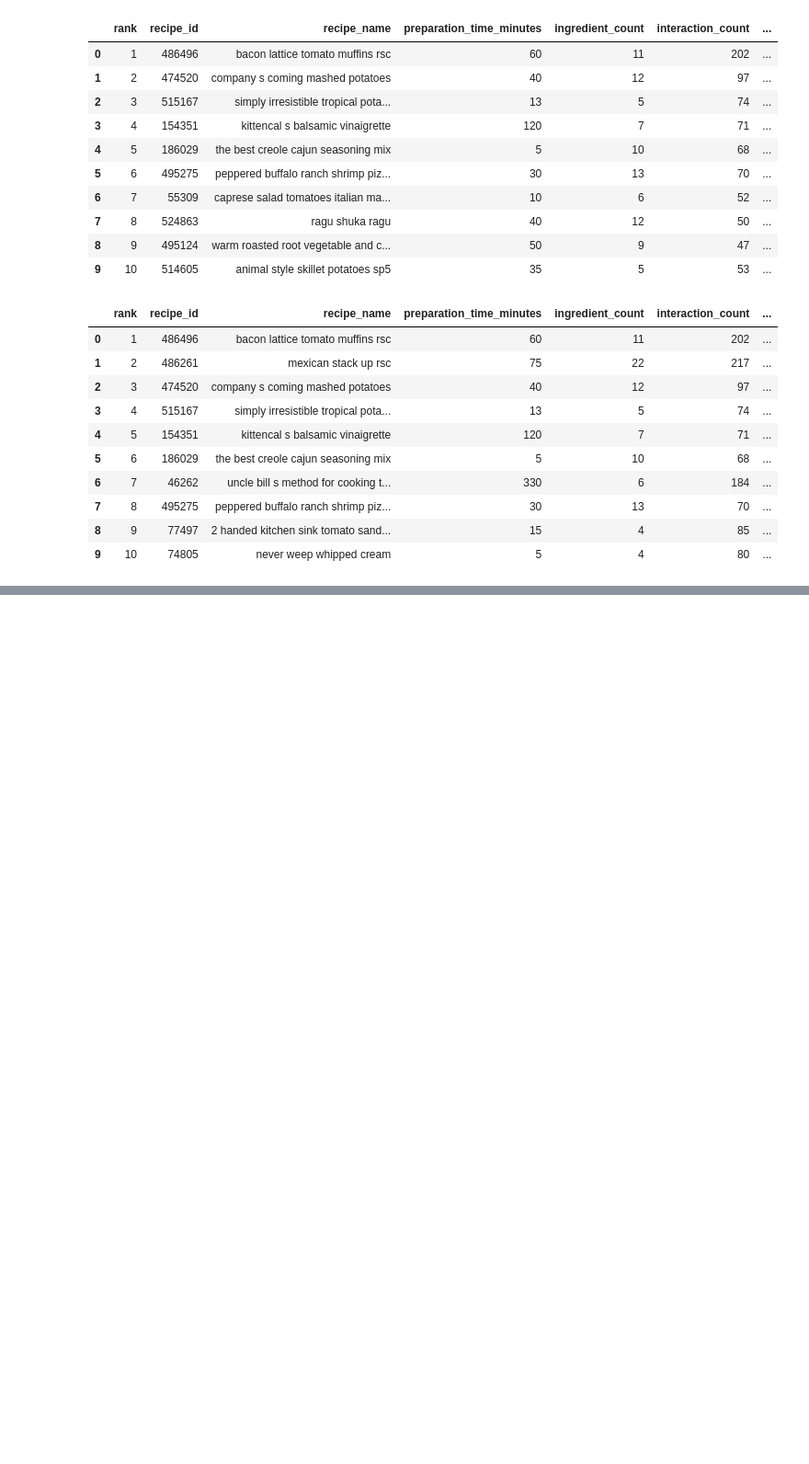
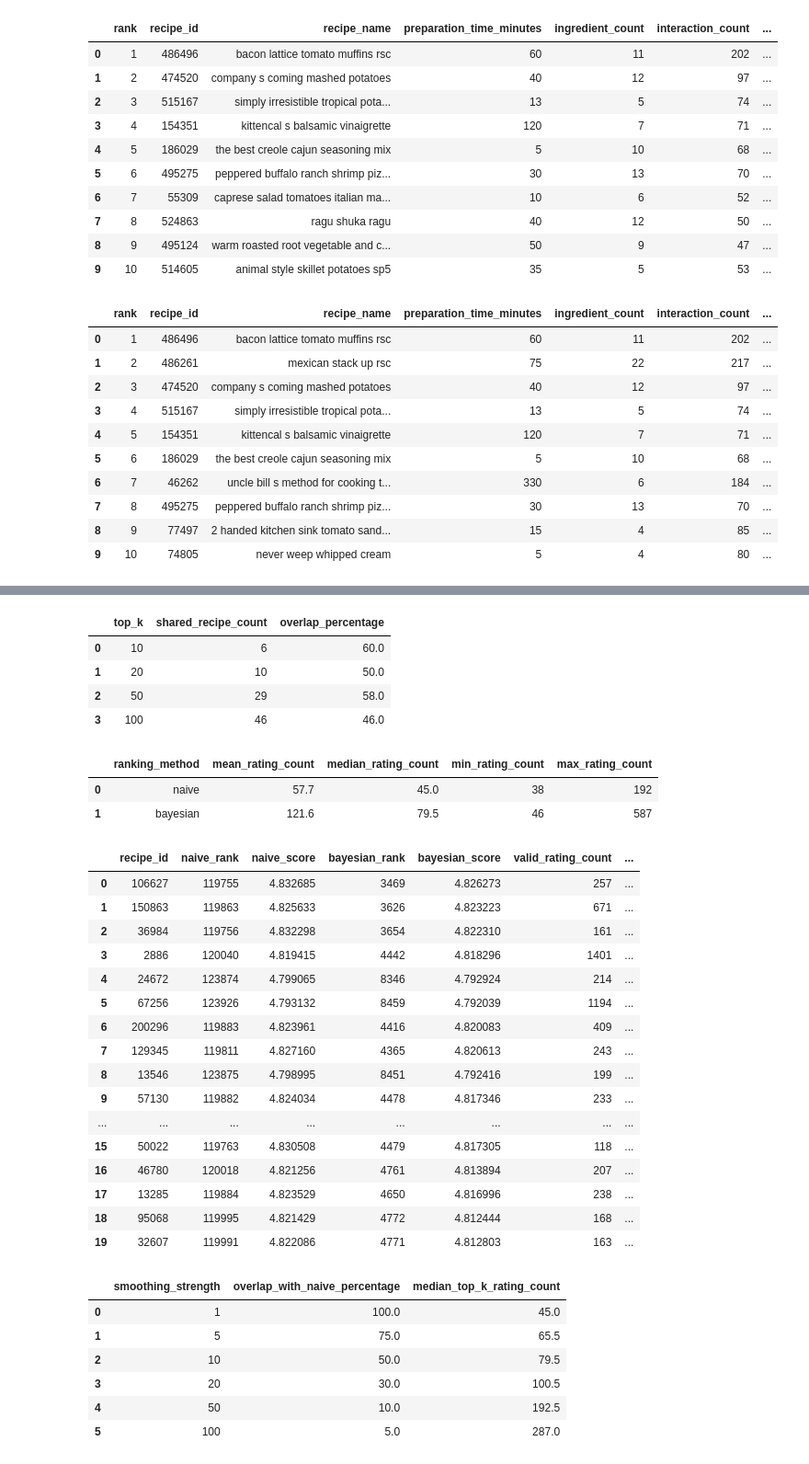
Before and after one commit to erfanesm80/rate-my-recipe, a Jupyter notebook: notebooks/ranking_analysis.ipynb, the cells around one changed output, grey strips where cells are left out. Shown at 92% size. Cells and saved outputs as stored; diff of their text form; code cells hidden in the pictures; blank space fills up the shorter version.

Commit message:
feat(analysis): checking evaluation results and ploting them

```diff
--- a/notebooks/ranking_analysis.ipynb
+++ b/notebooks/ranking_analysis.ipynb
@@ -55,0 +65,64 @@ Global mean rating: 4.6615
+# %%
+from rate_my_recipe.evaluation import RankingEvaluator
+
+ranking_evaluator = RankingEvaluator(
+    naive_ranking=naive_ranking,
+    bayesian_ranking=bayesian_ranking,
+)
+
+top_k_comparisons = pd.DataFrame([
+    ranking_evaluator.compare_top_k(top_k)
+    for top_k in [10, 20, 50, 100]
+])
+
+top_20_rating_counts = (
+    ranking_evaluator.compare_top_k_rating_counts(top_k=20)
+)
+
+rank_changes = ranking_evaluator.compare_rank_changes()
+
+smoothing_sensitivity = (
+    ranking_evaluator.evaluate_smoothing_sensitivity(
+        recipe_ranker=recipe_ranker,
+        smoothing_strengths=[1, 5, 10, 20, 50, 100],
+        top_k=20,
+    )
+)
+
+display(top_k_comparisons)
+display(top_20_rating_counts)
+display(rank_changes.head(20))
+display(smoothing_sensitivity)
+# %% [output]
+|  | top_k | shared_recipe_count | overlap_percentage |
+| 0 | 10 | 6 | 60.0 |
+| 1 | 20 | 10 | 50.0 |
+| 2 | 50 | 29 | 58.0 |
+| 3 | 100 | 46 | 46.0 |
+|  | ranking_method | mean_rating_count | median_rating_count | min_rating_count | max_rating_count |
+| 0 | naive | 57.7 | 45.0 | 38 | 192 |
+| 1 | bayesian | 121.6 | 79.5 | 46 | 587 |
+|  | recipe_id | naive_rank | naive_score | bayesian_rank | bayesian_score | valid_rating_count | ... |
+| 0 | 106627 | 119755 | 4.832685 | 3469 | 4.826273 | 257 | ... |
+| 1 | 150863 | 119863 | 4.825633 | 3626 | 4.823223 | 671 | ... |
+| 2 | 36984 | 119756 | 4.832298 | 3654 | 4.822310 | 161 | ... |
+| 3 | 2886 | 120040 | 4.819415 | 4442 | 4.818296 | 1401 | ... |
+| 4 | 24672 | 123874 | 4.799065 | 8346 | 4.792924 | 214 | ... |
+| 5 | 67256 | 123926 | 4.793132 | 8459 | 4.792039 | 1194 | ... |
+| 6 | 200296 | 119883 | 4.823961 | 4416 | 4.820083 | 409 | ... |
+| 7 | 129345 | 119811 | 4.827160 | 4365 | 4.820613 | 243 | ... |
+| 8 | 13546 | 123875 | 4.798995 | 8451 | 4.792416 | 199 | ... |
+| 9 | 57130 | 119882 | 4.824034 | 4478 | 4.817346 | 233 | ... |
+| ... | ... | ... | ... | ... | ... | ... | ... |
+| 15 | 50022 | 119763 | 4.830508 | 4479 | 4.817305 | 118 | ... |
+| 16 | 46780 | 120018 | 4.821256 | 4761 | 4.813894 | 207 | ... |
+| 17 | 13285 | 119884 | 4.823529 | 4650 | 4.816996 | 238 | ... |
+| 18 | 95068 | 119995 | 4.821429 | 4772 | 4.812444 | 168 | ... |
+| 19 | 32607 | 119991 | 4.822086 | 4771 | 4.812803 | 163 | ... |
+|  | smoothing_strength | overlap_with_naive_percentage | median_top_k_rating_count |
+| 0 | 1 | 100.0 | 45.0 |
+| 1 | 5 | 75.0 | 65.5 |
+| 2 | 10 | 50.0 | 79.5 |
+| 3 | 20 | 30.0 | 100.5 |
+| 4 | 50 | 10.0 | 192.5 |
+| 5 | 100 | 5.0 | 287.0 |
```
Also changed, not shown: parts of 9 cells of this notebook.
